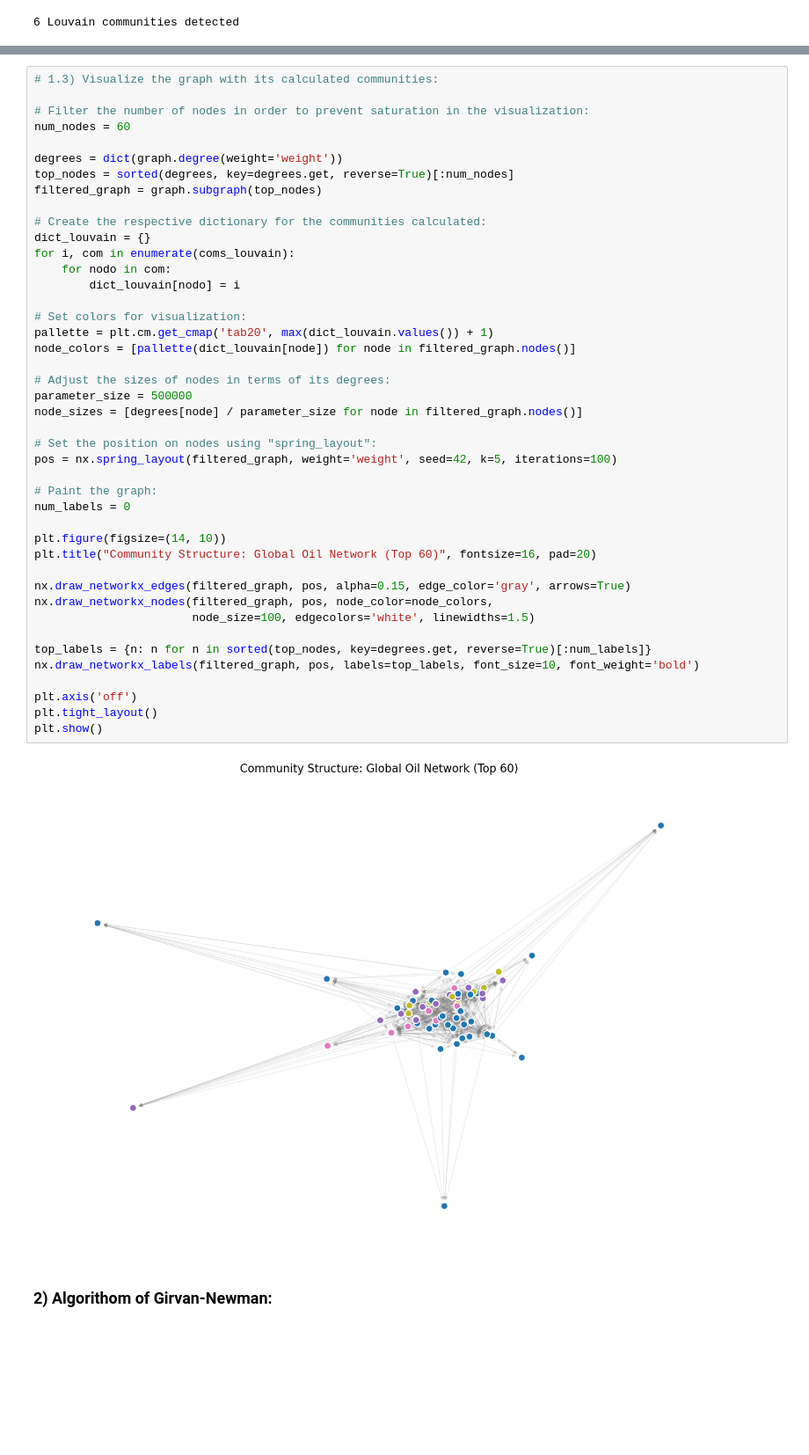
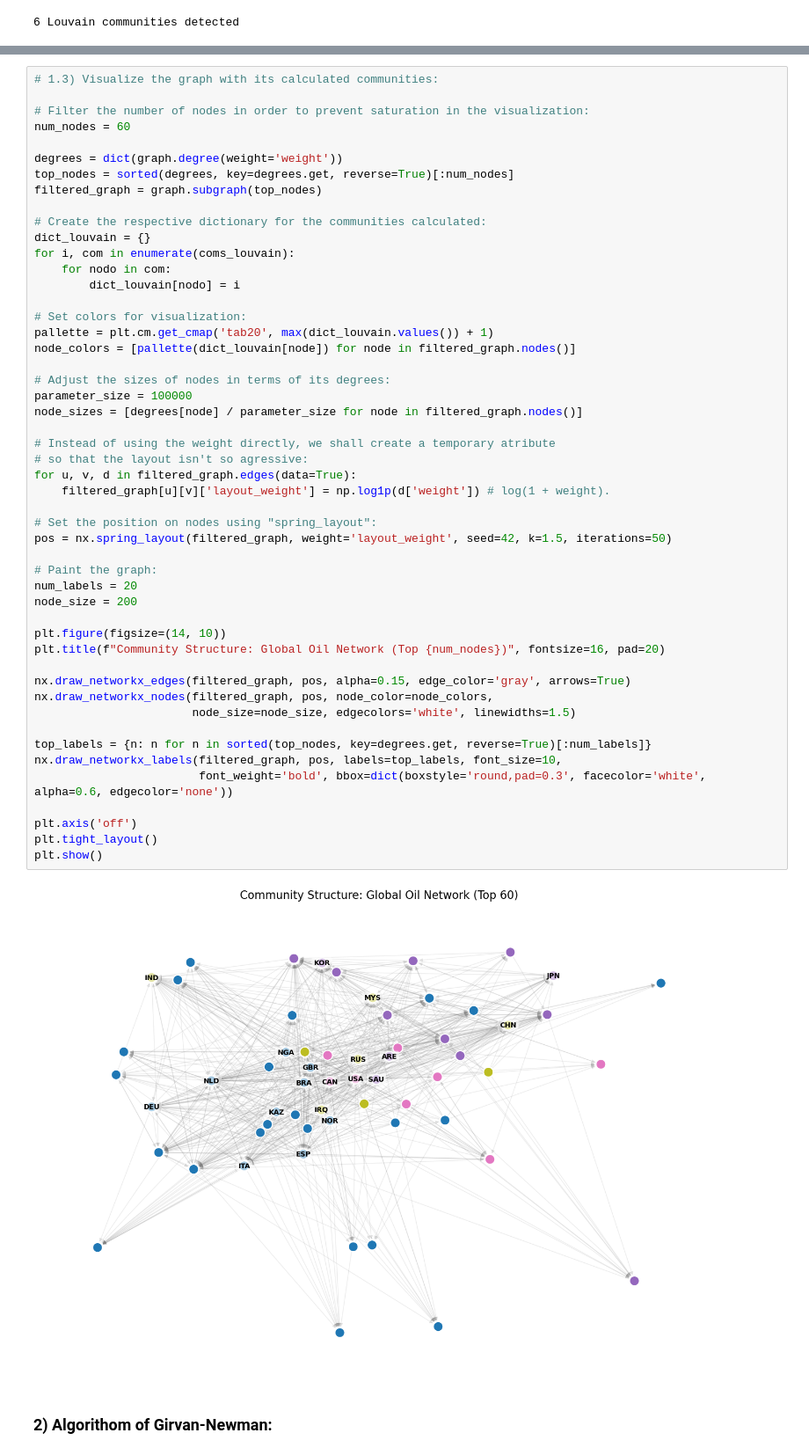
Before and after one commit to eduardgamez/Social-Computing-Analysis, a Jupyter notebook: notebooks/graph_communities.ipynb, the cells around one changed output, grey strips where cells are left out. Shown at 88% size. Cells and saved outputs as stored; diff of their text form; blank space fills up the shorter version.

```diff
--- a/notebooks/graph_communities.ipynb
+++ b/notebooks/graph_communities.ipynb
@@ -30,39 +32,46 @@ top_nodes = sorted(degrees, key=degrees.get, reverse=True)[:num_nodes]
 filtered_graph = graph.subgraph(top_nodes)
 
 # Create the respective dictionary for the communities calculated:
 dict_louvain = {}
 for i, com in enumerate(coms_louvain):
     for nodo in com:
         dict_louvain[nodo] = i
 
 # Set colors for visualization:
 pallette = plt.cm.get_cmap('tab20', max(dict_louvain.values()) + 1)
 node_colors = [pallette(dict_louvain[node]) for node in filtered_graph.nodes()]
 
 # Adjust the sizes of nodes in terms of its degrees:
-parameter_size = 500000
+parameter_size = 100000
 node_sizes = [degrees[node] / parameter_size for node in filtered_graph.nodes()]
 
+# Instead of using the weight directly, we shall create a temporary atribute
+# so that the layout isn't so agressive:
+for u, v, d in filtered_graph.edges(data=True):
+    filtered_graph[u][v]['layout_weight'] = np.log1p(d['weight']) # log(1 + weight).
+
 # Set the position on nodes using "spring_layout":
-pos = nx.spring_layout(filtered_graph, weight='weight', seed=42, k=5, iterations=100)
+pos = nx.spring_layout(filtered_graph, weight='layout_weight', seed=42, k=1.5, iterations=50)
 
 # Paint the graph:
-num_labels = 0
+num_labels = 20
+node_size = 200
 
 plt.figure(figsize=(14, 10))
-plt.title("Community Structure: Global Oil Network (Top 60)", fontsize=16, pad=20)
+plt.title(f"Community Structure: Global Oil Network (Top {num_nodes})", fontsize=16, pad=20)
 
 nx.draw_networkx_edges(filtered_graph, pos, alpha=0.15, edge_color='gray', arrows=True)
 nx.draw_networkx_nodes(filtered_graph, pos, node_color=node_colors,
-                       node_size=100, edgecolors='white', linewidths=1.5)
+                       node_size=node_size, edgecolors='white', linewidths=1.5)
 
 top_labels = {n: n for n in sorted(top_nodes, key=degrees.get, reverse=True)[:num_labels]}
-nx.draw_networkx_labels(filtered_graph, pos, labels=top_labels, font_size=10, font_weight='bold')
+nx.draw_networkx_labels(filtered_graph, pos, labels=top_labels, font_size=10,
+                        font_weight='bold', bbox=dict(boxstyle='round,pad=0.3', facecolor='white', alpha=0.6, edgecolor='none'))
 
 plt.axis('off')
 plt.tight_layout()
 plt.show()
 # %% [output]
-[figure, old version]
+[figure, new version]
 # %% [markdown]
 ### 2) Algorithom of Girvan-Newman:
```
Also changed, not shown: parts of 3 cells of this notebook.
